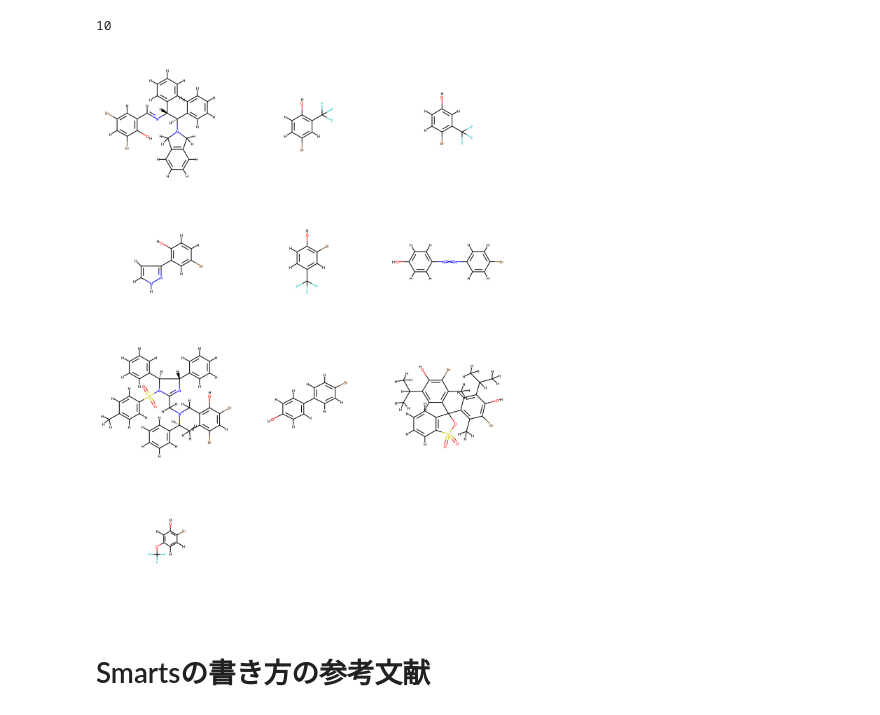
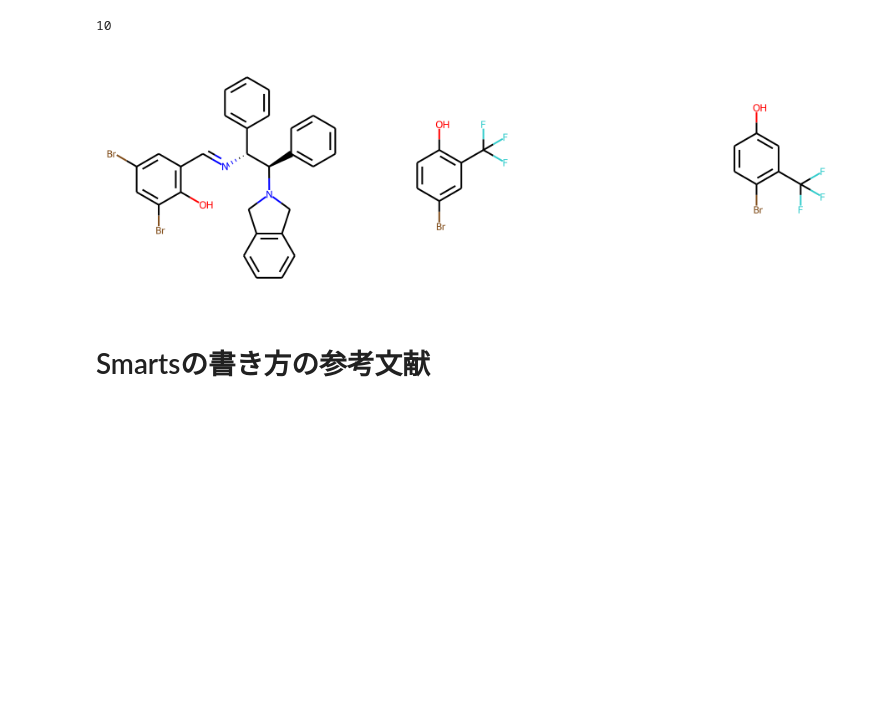
Before and after one commit to chemoinformatics-lecture/lecture-beginner, a Jupyter notebook: lesson4_RDKit/lecture_note_RDKit_no5_部分構造探索.ipynb, the cells around one changed output. Saved outputs shown, nothing was run; the diff lists cells and outputs as text; code cells hidden in the pictures; blank space fills up the shorter version.

```diff
--- a/lesson4_RDKit/lecture_note_RDKit_no5_部分構造探索.ipynb
+++ b/lesson4_RDKit/lecture_note_RDKit_no5_部分構造探索.ipynb
@@ -30,7 +42,7 @@ RDKit WARNING: [13:19:43] Enabling RDKit 2019.09.3 jupyter extensions
 # %%
 suppl = Chem.SDMolSupplier('data/PubChem_TCI_phenol_records.sdf')
 # %%
-mols_sdf = [mol for mol in suppl]
+mols = [mol for mol in suppl]
 # %%
 len(suppl)
 # %% [output]
@@ -46,2 +58,2 @@ patt
 # %%
-matches = [x for x in mols_sdf if x.HasSubstructMatch(patt)]
+matches = [mol for mol in mols if mol.HasSubstructMatch(patt)]
@@ -58,9 +62,9 @@ len(mols)
 # %% [output]
 10
 # %%
-Draw.MolsToGridImage(mols, molsPerRow=3, subImgSize=(400,400))
+Draw.MolsToGridImage(matches, maxMols=3, molsPerRow=3, subImgSize=(300,300))
 # %% [output]
-[figure, old version]
+[figure, new version]
 # %% [markdown]
 # Smartsの書き方の参考文献
 # %% [markdown]
```
Also changed, not shown: parts of 8 cells of this notebook, 3 other files.
